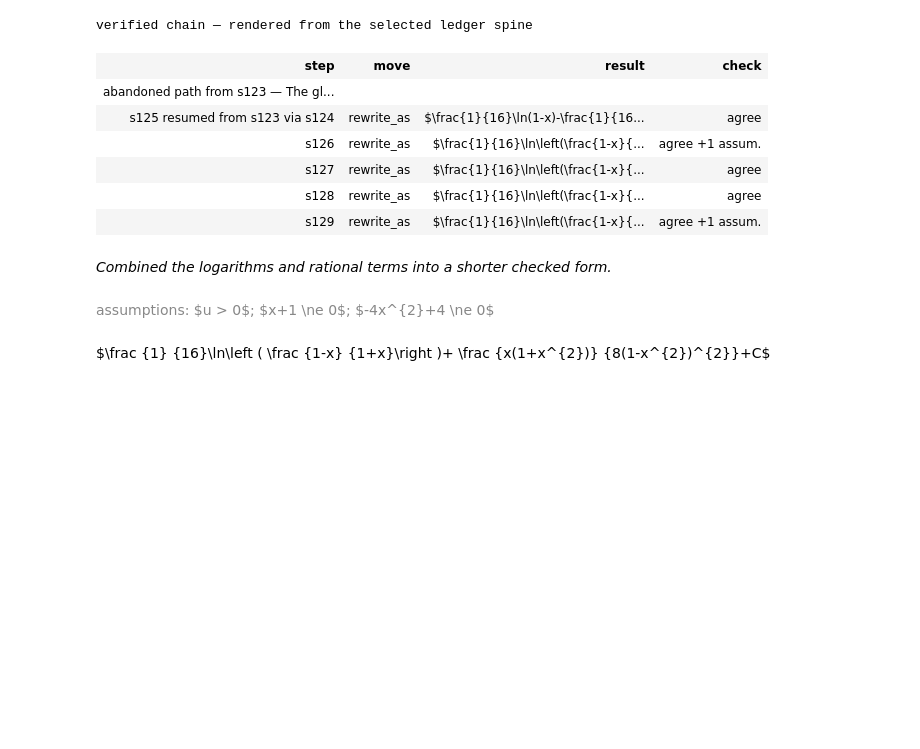
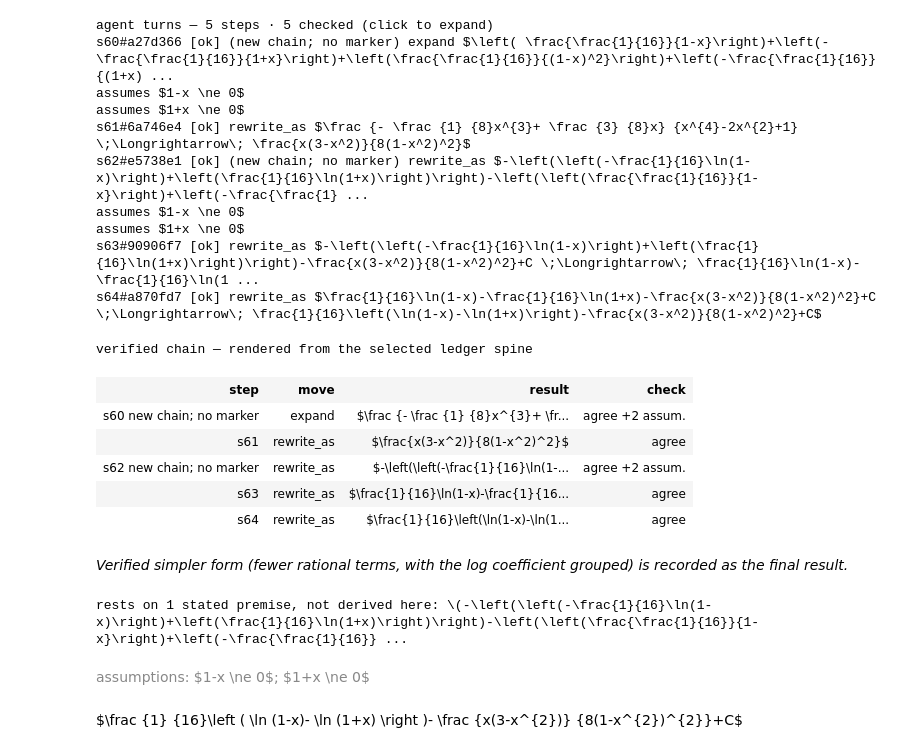
Before and after one commit to semyonc/toymath, a Jupyter notebook: examples/int1.ipynb, the cells around one changed output. Saved outputs shown, nothing was run; the diff lists cells and outputs as text; code cells hidden in the pictures; blank space fills up the shorter version.

```diff
--- a/examples/int1.ipynb
+++ b/examples/int1.ipynb
@@ -24,17 +40,27 @@ $- \left (- \frac {1} {16}\ln\left ((1-x) \right ) \right )- \left ( \frac {1} {
 # %%
-simplify! [[6]]
+simplify! [[1]]
 # %% [output]
-verified chain — rendered from the selected ledger spine
+agent turns — 5 steps · 5 checked (click to expand)
+s60#a27d366 [ok] (new chain; no marker) expand $\left( \frac{\frac{1}{16}}{1-x}\right)+\left(-\frac{\frac{1}{16}}{1+x}\right)+\left(\frac{\frac{1}{16}}{(1-x)^2}\right)+\left(-\frac{\frac{1}{16}}{(1+x) ...
+assumes $1-x \ne 0$
+assumes $1+x \ne 0$
+s61#6a746e4 [ok] rewrite_as $\frac {- \frac {1} {8}x^{3}+ \frac {3} {8}x} {x^{4}-2x^{2}+1} \;\Longrightarrow\; \frac{x(3-x^2)}{8(1-x^2)^2}$
+s62#e5738e1 [ok] (new chain; no marker) rewrite_as $-\left(\left(-\frac{1}{16}\ln(1-x)\right)+\left(\frac{1}{16}\ln(1+x)\right)\right)-\left(\left(\frac{\frac{1}{16}}{1-x}\right)+\left(-\frac{\frac{1} ...
+assumes $1-x \ne 0$
+assumes $1+x \ne 0$
+s63#90906f7 [ok] rewrite_as $-\left(\left(-\frac{1}{16}\ln(1-x)\right)+\left(\frac{1}{16}\ln(1+x)\right)\right)-\frac{x(3-x^2)}{8(1-x^2)^2}+C \;\Longrightarrow\; \frac{1}{16}\ln(1-x)-\frac{1}{16}\ln(1 ...
+s64#a870fd7 [ok] rewrite_as $\frac{1}{16}\ln(1-x)-\frac{1}{16}\ln(1+x)-\frac{x(3-x^2)}{8(1-x^2)^2}+C \;\Longrightarrow\; \frac{1}{16}\left(\ln(1-x)-\ln(1+x)\right)-\frac{x(3-x^2)}{8(1-x^2)^2}+C$
+verified chain — rendered from the selected ledger spine
 | step | move | result | check |
-| abandoned path from s123 — The gl... |  |  |  |
-| s125 resumed from s123 via s124 | rewrite_as | $\frac{1}{16}\ln(1-x)-\frac{1}{16... | agree |
-| s126 | rewrite_as | $\frac{1}{16}\ln\left(\frac{1-x}{... | agree +1 assum. |
-| s127 | rewrite_as | $\frac{1}{16}\ln\left(\frac{1-x}{... | agree |
-| s128 | rewrite_as | $\frac{1}{16}\ln\left(\frac{1-x}{... | agree |
-| s129 | rewrite_as | $\frac{1}{16}\ln\left(\frac{1-x}{... | agree +1 assum. |
+| s60 new chain; no marker | expand | $\frac {- \frac {1} {8}x^{3}+ \fr... | agree +2 assum. |
+| s61 | rewrite_as | $\frac{x(3-x^2)}{8(1-x^2)^2}$ | agree |
+| s62 new chain; no marker | rewrite_as | $-\left(\left(-\frac{1}{16}\ln(1-... | agree +2 assum. |
+| s63 | rewrite_as | $\frac{1}{16}\ln(1-x)-\frac{1}{16... | agree |
+| s64 | rewrite_as | $\frac{1}{16}\left(\ln(1-x)-\ln(1... | agree |
-Combined the logarithms and rational terms into a shorter checked form.
+Verified simpler form (fewer rational terms, with the log coefficient grouped) is recorded as the final result.
+rests on 1 stated premise, not derived here: \(-\left(\left(-\frac{1}{16}\ln(1-x)\right)+\left(\frac{1}{16}\ln(1+x)\right)\right)-\left(\left(\frac{\frac{1}{16}}{1-x}\right)+\left(-\frac{\frac{1}{16}} ...
-assumptions: $u > 0$; $x+1 \ne 0$; $-4x^{2}+4 \ne 0$
+assumptions: $1-x \ne 0$; $1+x \ne 0$
-$\frac {1} {16}\ln\left ( \frac {1-x} {1+x}\right )+ \frac {x(1+x^{2})} {8(1-x^{2})^{2}}+C$
+$\frac {1} {16}\left ( \ln (1-x)- \ln (1+x) \right )- \frac {x(3-x^{2})} {8(1-x^{2})^{2}}+C$
 # %%
 int! \int \frac {dx} (x^{\frac 1 2} + x^{\frac 1 3})
 # %% [output]
```
Also changed, not shown: parts of 13 cells of this notebook, 3 other files.
